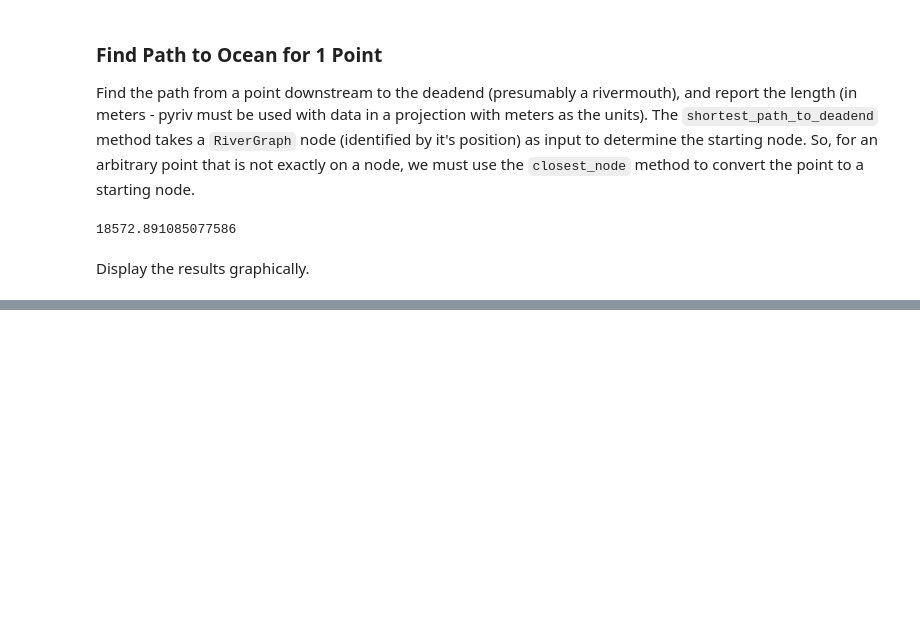
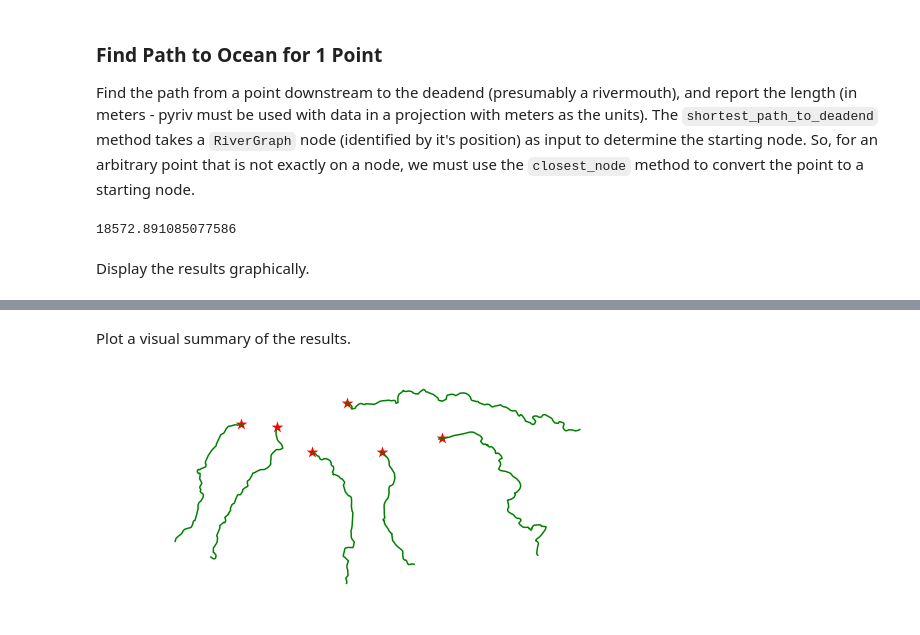
Before and after one commit to jkibele/pyriv, a Jupyter notebook: notebooks/MinimalDemo.ipynb, the cells around one changed output, grey strips where cells are left out. Cells and saved outputs as stored; diff of their text form; code cells hidden in the pictures; blank space fills up the shorter version.

```diff
--- a/notebooks/MinimalDemo.ipynb
+++ b/notebooks/MinimalDemo.ipynb
@@ -89,0 +89,3 @@ rivnet.river_distances(test_points)
+# %%
+rivgdf = rivnet.river_distances(points_fn)
+rivgdf.head(3)
@@ -89,0 +97,7 @@ rivnet.river_distances(test_points)
+# %% [markdown]
+Plot a visual summary of the results.
+# %%
+ax = rivgdf.summary_plot()
+ax.set_axis_off()
+# %% [output]
+[figure, added]
```
Also changed, not shown: parts of 9 cells of this notebook, 4 other files.
